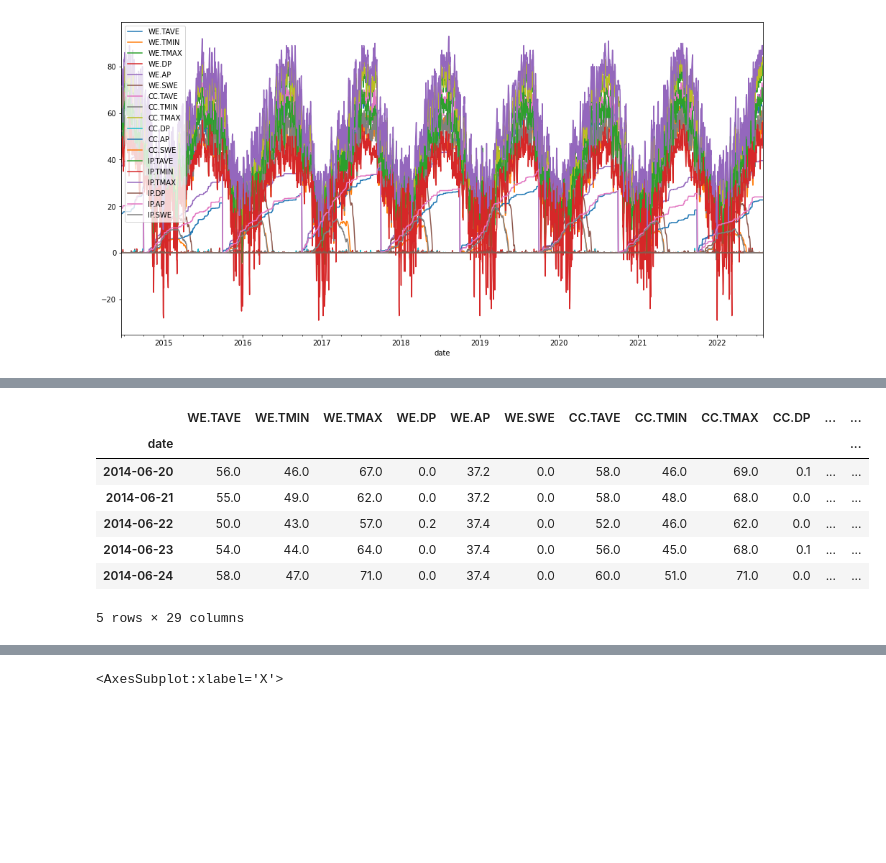
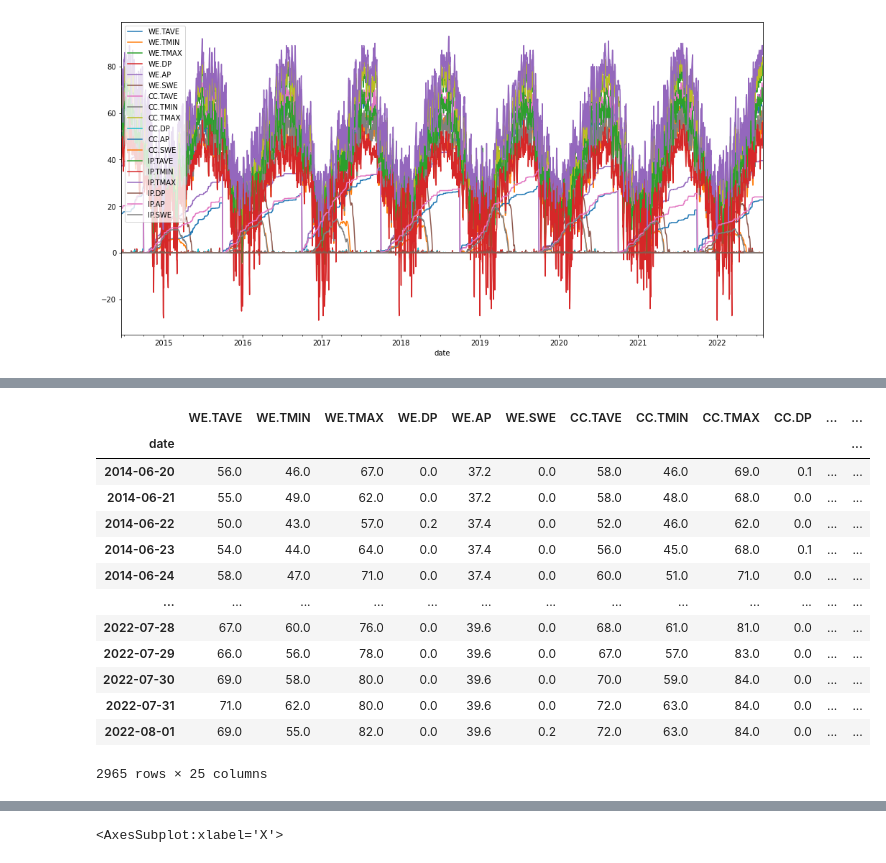
Before and after one commit to Krispy3/HFF_Water, a Jupyter notebook: scratch.ipynb, the cells around one changed output, grey strips where cells are left out. Cells and saved outputs as stored; diff of their text form; code cells hidden in the pictures; blank space fills up the shorter version.

```diff
--- a/scratch.ipynb
+++ b/scratch.ipynb
@@ -350,17 +357,23 @@ gain.cfs             0
 smoothed.natQ.cfs    0
 exposed_shore        0
 dtype: int64
-# %%
-final_df.head()
-# %% [output]
-|  | WE.TAVE | WE.TMIN | WE.TMAX | WE.DP | WE.AP | WE.SWE | CC.TAVE | CC.TMIN | CC.TMAX | CC.DP | ... | ... |
-| date |  |  |  |  |  |  |  |  |  |  |  | ... |
-| 2014-06-20 | 56.0 | 46.0 | 67.0 | 0.0 | 37.2 | 0.0 | 58.0 | 46.0 | 69.0 | 0.1 | ... | ... |
-| 2014-06-21 | 55.0 | 49.0 | 62.0 | 0.0 | 37.2 | 0.0 | 58.0 | 48.0 | 68.0 | 0.0 | ... | ... |
-| 2014-06-22 | 50.0 | 43.0 | 57.0 | 0.2 | 37.4 | 0.0 | 52.0 | 46.0 | 62.0 | 0.0 | ... | ... |
-| 2014-06-23 | 54.0 | 44.0 | 64.0 | 0.0 | 37.4 | 0.0 | 56.0 | 45.0 | 68.0 | 0.1 | ... | ... |
-| 2014-06-24 | 58.0 | 47.0 | 71.0 | 0.0 | 37.4 | 0.0 | 60.0 | 51.0 | 71.0 | 0.0 | ... | ... |
-5 rows × 29 columns
+# %%
+final_df
+# %% [output]
+|  | WE.TAVE | WE.TMIN | WE.TMAX | WE.DP | WE.AP | WE.SWE | CC.TAVE | CC.TMIN | CC.TMAX | CC.DP | ... | ... |
+| date |  |  |  |  |  |  |  |  |  |  |  | ... |
+| 2014-06-20 | 56.0 | 46.0 | 67.0 | 0.0 | 37.2 | 0.0 | 58.0 | 46.0 | 69.0 | 0.1 | ... | ... |
+| 2014-06-21 | 55.0 | 49.0 | 62.0 | 0.0 | 37.2 | 0.0 | 58.0 | 48.0 | 68.0 | 0.0 | ... | ... |
+| 2014-06-22 | 50.0 | 43.0 | 57.0 | 0.2 | 37.4 | 0.0 | 52.0 | 46.0 | 62.0 | 0.0 | ... | ... |
+| 2014-06-23 | 54.0 | 44.0 | 64.0 | 0.0 | 37.4 | 0.0 | 56.0 | 45.0 | 68.0 | 0.1 | ... | ... |
+| 2014-06-24 | 58.0 | 47.0 | 71.0 | 0.0 | 37.4 | 0.0 | 60.0 | 51.0 | 71.0 | 0.0 | ... | ... |
+| ... | ... | ... | ... | ... | ... | ... | ... | ... | ... | ... | ... | ... |
+| 2022-07-28 | 67.0 | 60.0 | 76.0 | 0.0 | 39.6 | 0.0 | 68.0 | 61.0 | 81.0 | 0.0 | ... | ... |
+| 2022-07-29 | 66.0 | 56.0 | 78.0 | 0.0 | 39.6 | 0.0 | 67.0 | 57.0 | 83.0 | 0.0 | ... | ... |
+| 2022-07-30 | 69.0 | 58.0 | 80.0 | 0.0 | 39.6 | 0.0 | 70.0 | 59.0 | 84.0 | 0.0 | ... | ... |
+| 2022-07-31 | 71.0 | 62.0 | 80.0 | 0.0 | 39.6 | 0.0 | 72.0 | 63.0 | 84.0 | 0.0 | ... | ... |
+| 2022-08-01 | 69.0 | 55.0 | 82.0 | 0.0 | 39.6 | 0.2 | 72.0 | 63.0 | 84.0 | 0.0 | ... | ... |
+2965 rows × 25 columns
 # %%
 final_df.plot(figsize=(26,18))
 # %% [output]
```
Also changed, not shown: parts of 47 cells of this notebook.
